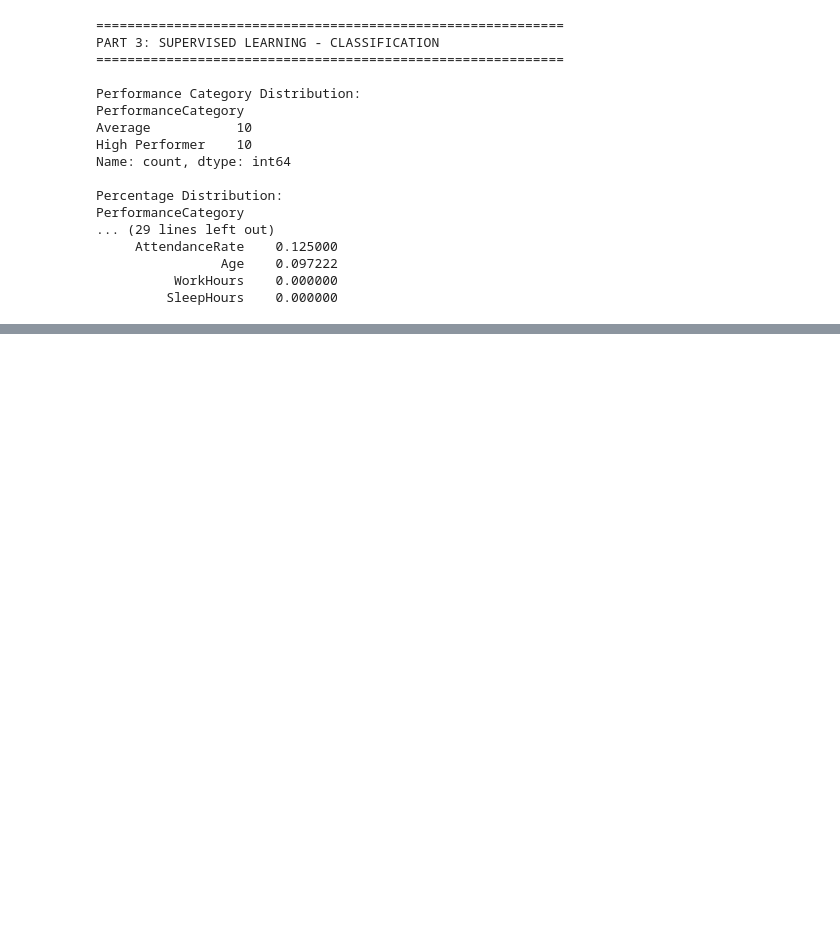
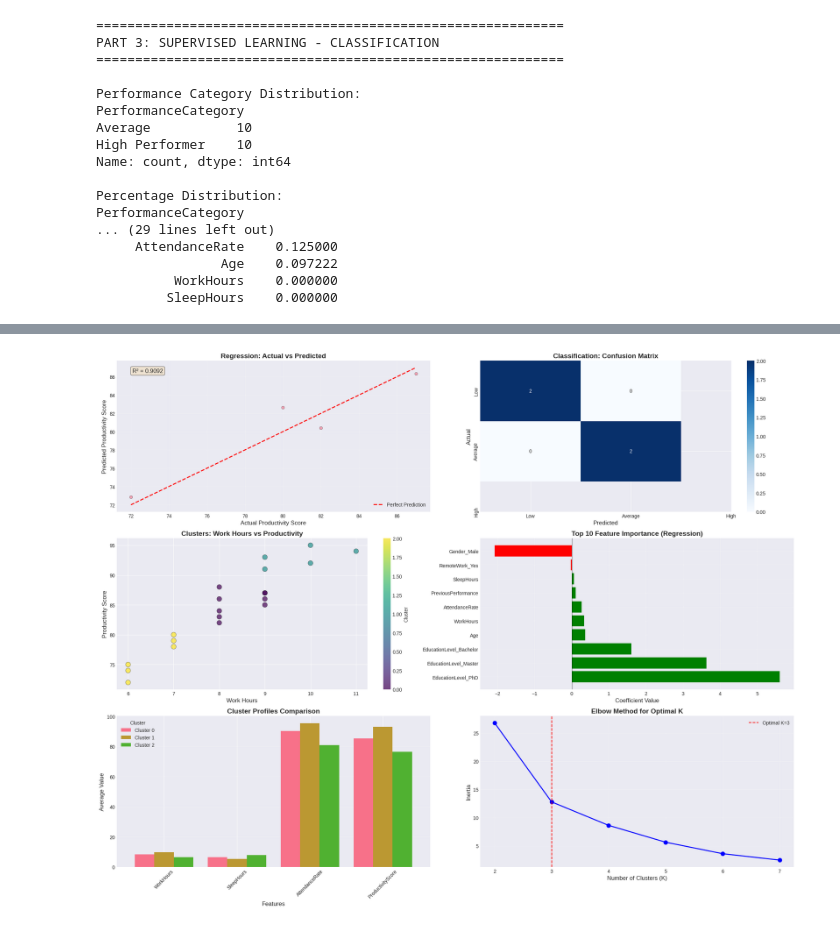
Before and after one commit to sanjaymaharja/Lab-1-Data-Analysis-Workflow, a Jupyter notebook: ASSIGNMENT2.ipynb, the cells around one changed output, grey strips where cells are left out. Drawn from its saved outputs; the diff is of its cells as text; code cells hidden in the pictures; blank space fills up the shorter version.

Commit message:
Added clustering analysis and visualizations

```diff
--- a/ASSIGNMENT2.ipynb
+++ b/ASSIGNMENT2.ipynb
@@ -239,0 +328,91 @@ PerformanceCategory
+# %%
+# TODO 5: Creating visualizations
+
+print("\n" + "="*60)
+print("PART 5: VISUALIZATIONS")
+print("="*60)
+
+# Creating a figure with multiple subplots
+fig = plt.figure(figsize=(20, 16))
+
+# 1. Ploting Actual vs Predicted (Regression)
+ax1 = fig.add_subplot(3, 2, 1)
+ax1.scatter(y_test_reg, y_pred_reg, alpha=0.6, edgecolors='black', linewidth=0.5)
+ax1.plot([y_test_reg.min(), y_test_reg.max()],
+         [y_test_reg.min(), y_test_reg.max()], 'r--', lw=2, label='Perfect Prediction')
+ax1.set_xlabel('Actual Productivity Score', fontsize=12)
+ax1.set_ylabel('Predicted Productivity Score', fontsize=12)
+ax1.set_title('Regression: Actual vs Predicted', fontsize=14, fontweight='bold')
+ax1.legend()
+ax1.grid(True, alpha=0.3)
+
+# Add R² value on plot
+ax1.text(0.05, 0.95, f'R² = {r2:.4f}', transform=ax1.transAxes,
+         fontsize=12, verticalalignment='top', bbox=dict(boxstyle='round', facecolor='wheat', alpha=0.5))
+
+# 2. Ploting Confusion Matrix heatmap
+ax2 = fig.add_subplot(3, 2, 2)
+sns.heatmap(conf_matrix, annot=True, fmt='d', cmap='Blues', ax=ax2,
+            xticklabels=['Low', 'Average', 'High'],
+            yticklabels=['Low', 'Average', 'High'])
+ax2.set_xlabel('Predicted', fontsize=12)
+ax2.set_ylabel('Actual', fontsize=12)
+ax2.set_title('Classification: Confusion Matrix', fontsize=14, fontweight='bold')
+
+# 3. Ploting Cluster visualization (2D using first two features)
+ax3 = fig.add_subplot(3, 2, 3)
+scatter = ax3.scatter(X_cluster['WorkHours'], X_cluster['ProductivityScore'],
+                      c=cluster_labels, cmap='viridis', s=100, alpha=0.7,
+                      edgecolors='black', linewidth=0.5)
+ax3.set_xlabel('Work Hours', fontsize=12)
+ax3.set_ylabel('Productivity Score', fontsize=12)
+ax3.set_title('Clusters: Work Hours vs Productivity', fontsize=14, fontweight='bold')
+plt.colorbar(scatter, ax=ax3, label='Cluster')
+
+# 4. Featuring Importance (Regression)
+ax4 = fig.add_subplot(3, 2, 4)
+top_features = feature_importance.head(10)
+colors = ['green' if x > 0 else 'red' for x in top_features['coefficient']]
+ax4.barh(range(len(top_features)), top_features['coefficient'].values, color=colors)
+ax4.set_yticks(range(len(top_features)))
+ax4.set_yticklabels(top_features['feature'].values, fontsize=10)
+ax4.set_xlabel('Coefficient Value', fontsize=12)
+ax4.set_title('Top 10 Feature Importance (Regression)', fontsize=14, fontweight='bold')
+ax4.axvline(x=0, color='black', linestyle='-', linewidth=0.5)
+ax4.grid(True, alpha=0.3)
+
+# 5. Clustering Profiles
+ax5 = fig.add_subplot(3, 2, 5)
+cluster_profiles = cluster_analysis.T
+cluster_profiles.plot(kind='bar', ax=ax5, width=0.8)
+ax5.set_xlabel('Features', fontsize=12)
+ax5.set_ylabel('Average Value', fontsize=12)
+ax5.set_title('Cluster Profiles Comparison', fontsize=14, fontweight='bold')
+ax5.legend(title='Cluster', labels=[f'Cluster {i}' for i in range(optimal_k)])
+ax5.grid(True, alpha=0.3, axis='y')
+plt.xticks(rotation=45)
+
+# 6. Elbow Method plot
+ax6 = fig.add_subplot(3, 2, 6)
+ax6.plot(K_range, inertias, 'bo-', linewidth=2, markersize=8)
+ax6.set_xlabel('Number of Clusters (K)', fontsize=12)
+ax6.set_ylabel('Inertia', fontsize=12)
+ax6.set_title('Elbow Method for Optimal K', fontsize=14, fontweight='bold')
+ax6.grid(True, alpha=0.3)
+# Mark optimal K
+ax6.axvline(x=optimal_k, color='red', linestyle='--', label=f'Optimal K={optimal_k}')
+ax6.legend()
+
+plt.tight_layout()
+plt.savefig('employee_analysis_visualizations.png', dpi=300, bbox_inches='tight')
+plt.show()
+print("\n Visualizations saved as 'employee_analysis_visualizations.png'")
+
+# Additional visualization: Pairplot of clusters
+plt.figure(figsize=(12, 10))
+sns.pairplot(df, vars=cluster_features, hue='ClusterName', diag_kind='kde')
+plt.suptitle('Cluster Analysis - Pairplot', y=1.02, fontsize=16, fontweight='bold')
+plt.savefig('cluster_pairplot.png', dpi=300, bbox_inches='tight')
+plt.show()
+print(" Pairplot saved as 'cluster_pairplot.png'")
+# %% [output]
@@ -239,0 +422 @@ PerformanceCategory
+[figure, added]
```
Also changed, not shown: parts of 3 cells of this notebook.
